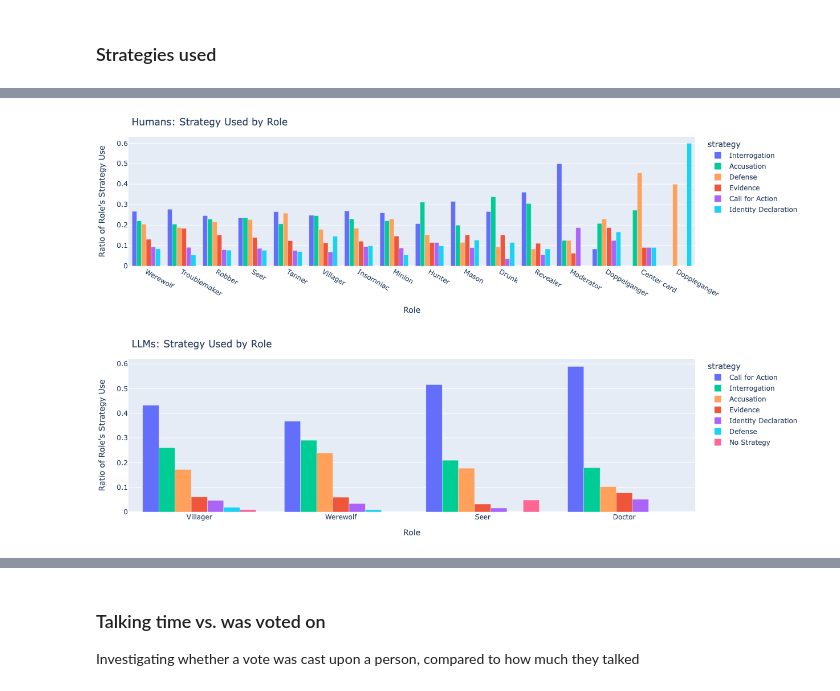
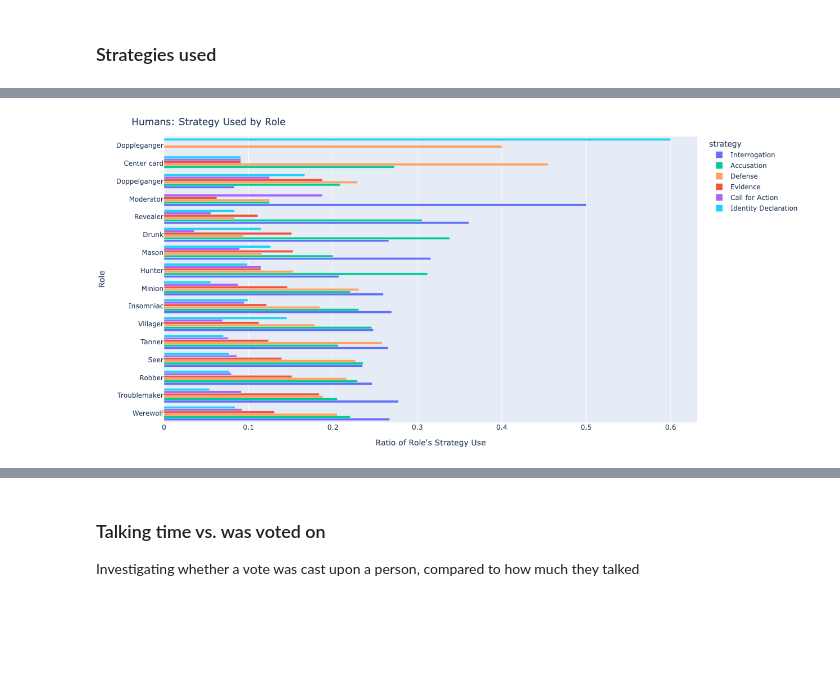
Before and after one commit to CUBoulder-DS/CSCI-5423-Final, a Jupyter notebook: Notebooks/EDA_Comparison.ipynb, the cells around one changed output, grey strips where cells are left out. Saved outputs shown, nothing was run; the diff lists cells and outputs as text; code cells hidden in the pictures; blank space fills up the shorter version.

```diff
--- a/Notebooks/EDA_Comparison.ipynb
+++ b/Notebooks/EDA_Comparison.ipynb
@@ -21,9 +23,9 @@ import plotly.express as px
 import plotly.graph_objects as go
 import plotly.io as pio
 from plotly.subplots import make_subplots
-# pio.renderers.default = "notebook+plotly_mimetype+png"
+# pio.renderers.default = "notebook_connected+plotly_mimetype+png"
 # For some reason, the correct setting to get the plots to show up in Quarto HTML?
-pio.renderers.default = "plotly_mimetype+notebook_connected+png"
+pio.renderers.default = "notebook_connected+plotly_mimetype+png"
 # %%
 ## Plotly graph gen setup
 
@@ -177,23 +213,13 @@ fig.show()
 # %%
-#| column: page
+#| label: fig-stratbyrole-hum
 
 ## Strategy used by player role bar plot
 hum_strats = hum_text_df[["strategy", "end_role"]].explode("strategy").value_counts().reset_index()
 hum_strats = hum_strats[hum_strats["strategy"] != "No Strategy"] # Don't include no strat
 hum_strats["count"] = hum_strats.groupby("end_role")["count"].transform(lambda x: x/x.sum()) # Make scaled by total strategy use per role
 
-fig = px.bar(hum_strats, x="end_role", y="count", color="strategy", barmode="group")
-fig.update_layout(yaxis_title="Ratio of Role's Strategy Use", xaxis_title="Role", title="Humans: Strategy Used by Role")
+fig = px.bar(hum_strats, y="end_role", x="count", color="strategy", barmode="group")
+fig.update_layout(xaxis_title="Ratio of Role's Strategy Use", yaxis_title="Role", title="Humans: Strategy Used by Role", height=600)
 fig.show()
-
-llm_strats = llm_text_df[["players", "roles", "speaker", "strategy"]].explode(["players", "roles"])
-llm_strats = llm_strats[llm_strats["players"] == llm_strats["speaker"]]
-llm_strats = llm_strats.explode("strategy")[["roles", "strategy"]].value_counts().reset_index()
-llm_strats["count"] = llm_strats.groupby("roles")["count"].transform(lambda x: x/x.sum()) # Make scaled by total strategy use per role
-
-fig = px.bar(llm_strats, x="roles", y="count", color="strategy", barmode="group")
-fig.update_layout(yaxis_title="Ratio of Role's Strategy Use", xaxis_title="Role", title="LLMs: Strategy Used by Role")
-fig.show()
 # %% [output]
-[figure, old version]
+[figure, new version]
-[figure, removed]
```
Also changed, not shown: parts of 18 cells of this notebook, 10 other files.
